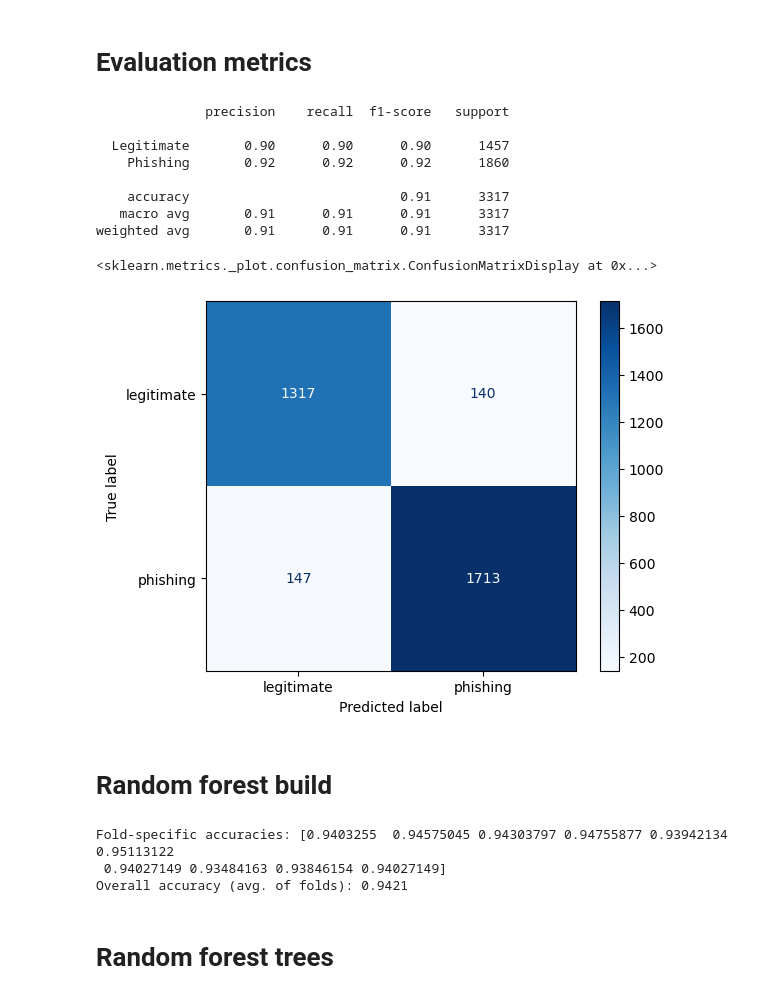
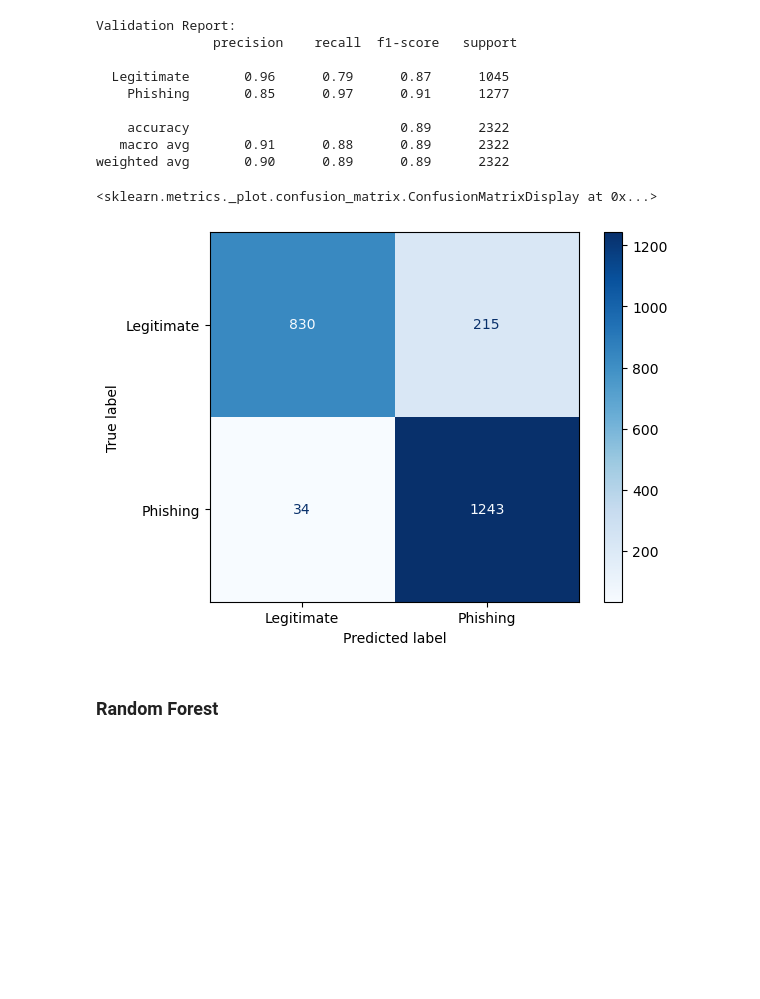
Before and after one commit to hinmiro/dataIsBeautifull_G2, a Jupyter notebook: assignments/decisiontrees_randomforests.ipynb, the cells around one changed output. Saved outputs shown, nothing was run; the diff lists cells and outputs as text; code cells hidden in the pictures; blank space fills up the shorter version.

```diff
--- a/assignments/decisiontrees_randomforests.ipynb
+++ b/assignments/decisiontrees_randomforests.ipynb
@@ -98,43 +128,24 @@ Check for SSL Connection:
-# %% [markdown]
-# Evaluation metrics
-# %%
-from sklearn.metrics import confusion_matrix, ConfusionMatrixDisplay, classification_report
-
-predictions = model.predict(X_test)
-cm = confusion_matrix(y_test, predictions)
-report = classification_report(y_test, predictions, target_names=['Legitimate', 'Phishing'])
-print(report)
-cmd = ConfusionMatrixDisplay(cm, display_labels=['legitimate', 'phishing'])
-cmd.plot(cmap='Blues')
-# %% [output]
-              precision    recall  f1-score   support
-
-  Legitimate       0.90      0.90      0.90      1457
-    Phishing       0.92      0.92      0.92      1860
-
-    accuracy                           0.91      3317
-   macro avg       0.91      0.91      0.91      3317
-weighted avg       0.91      0.91      0.91      3317
-<sklearn.metrics._plot.confusion_matrix.ConfusionMatrixDisplay at 0x...>
-[figure, removed]
+# %%
+# Evaluate decision tree
+val_predictions = model.predict(X_val)
+val_report = classification_report(y_val, val_predictions, target_names=['Legitimate', 'Phishing'])
+print("Validation Report:\n", val_report)
+
+# Display confusion matrix for validation set
+cm = confusion_matrix(y_val, val_predictions)
+cmd = ConfusionMatrixDisplay(cm, display_labels=['Legitimate', 'Phishing'])
+cmd.plot(cmap='Blues')
+# %% [output]
+Validation Report:
+               precision    recall  f1-score   support
+
+  Legitimate       0.96      0.79      0.87      1045
+    Phishing       0.85      0.97      0.91      1277
+
+    accuracy                           0.89      2322
+   macro avg       0.91      0.88      0.89      2322
+weighted avg       0.90      0.89      0.89      2322
+<sklearn.metrics._plot.confusion_matrix.ConfusionMatrixDisplay at 0x...>
+[figure, added]
 # %% [markdown]
-# Random forest build
+### Random Forest
-# %%
-from sklearn.model_selection import cross_val_score
-from sklearn.ensemble import RandomForestClassifier
-
-# Create a random forest classifier
-modelRand = RandomForestClassifier(n_estimators=150, bootstrap=True, max_samples=0.7, max_features=0.75, random_state=123, max_depth=7)
-
-# Carry out 10-fold cross-validation
-cv_scores = cross_val_score(modelRand, X, y.values.ravel(), cv=10)
-
-# Show results
-print(f'Fold-specific accuracies: {cv_scores}')
-print(f'Overall accuracy (avg. of folds): {cv_scores.mean():.4f}')
-# %% [output]
-Fold-specific accuracies: [0.9403255  0.94575045 0.94303797 0.94755877 0.93942134 0.95113122
- 0.94027149 0.93484163 0.93846154 0.94027149]
-Overall accuracy (avg. of folds): 0.9421
-# %% [markdown]
-# Random forest trees
```
Also changed, not shown: parts of 22 cells of this notebook.
